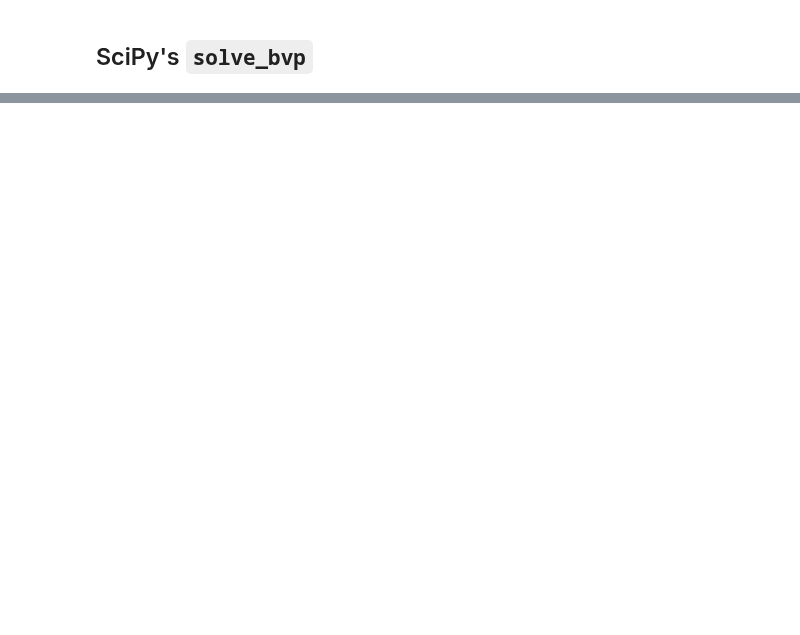
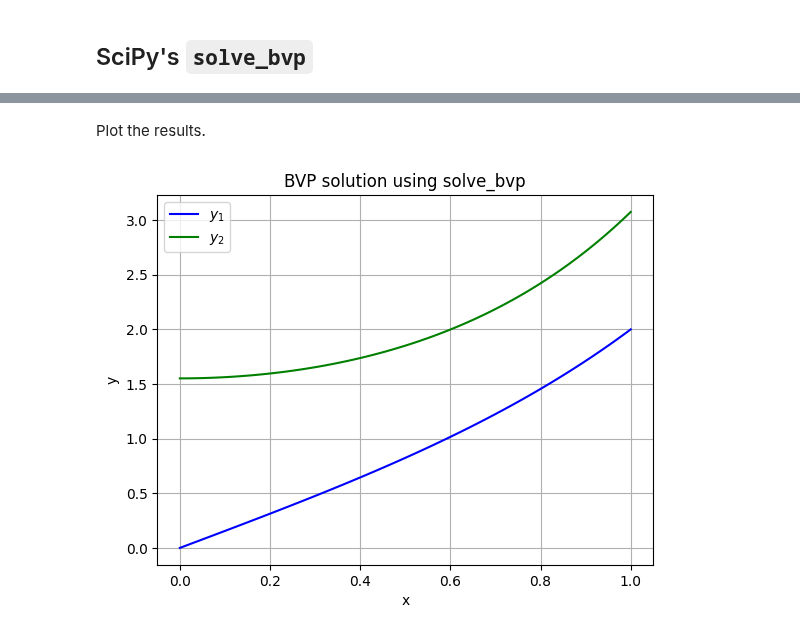
Before and after one commit to process-intelligence-research/computational_practicum_lecture_coding, a Jupyter notebook: q1_lecture_7/Q1Lecture7.ipynb, the cells around one changed output, grey strips where cells are left out. Drawn from its saved outputs; the diff is of its cells as text; code cells hidden in the pictures; blank space fills up the shorter version.

```diff
--- a/q1_lecture_7/Q1Lecture7.ipynb
+++ b/q1_lecture_7/Q1Lecture7.ipynb
@@ -110,0 +134,8 @@ Define initial conditions.
+# %%
+# domain
+x = np.linspace(0,1,101)
+y_guess = np.zeros((2,len(x)))
+
+# boundary conditions
+y1_0 = 0
+y1_f = 2
@@ -110,0 +144,6 @@ Define initial conditions.
+# %%
+def dy(t, y):
+    y1, y2 = y
+    dy1 = y2
+    dy2 = 4*(y1-t)
+    return dy1, dy2
@@ -110,0 +152,3 @@ Define initial conditions.
+# %%
+def bc(ya, yb):
+    return np.array([ya[0],yb[0]-2])
@@ -110,0 +157,16 @@ Define initial conditions.
+# %%
+bvp_result = sp.integrate.solve_bvp(dy, bc, x, y_guess)
+# %% [markdown]
+Plot the results.
+# %%
+fig, ax = plt.subplots()
+ax.plot(bvp_result.x, bvp_result.y[0], label="$y_1$", color="b")
+ax.plot(bvp_result.x, bvp_result.y[1], label="$y_2$", color="g")
+ax.set_xlabel("x")
+ax.set_ylabel("y")
+ax.set_title("BVP solution using solve_bvp")
+ax.legend()
+ax.grid()
+fig.show()
+# %% [output]
+[figure, added]
```
Also changed, not shown: parts of 20 cells of this notebook.
